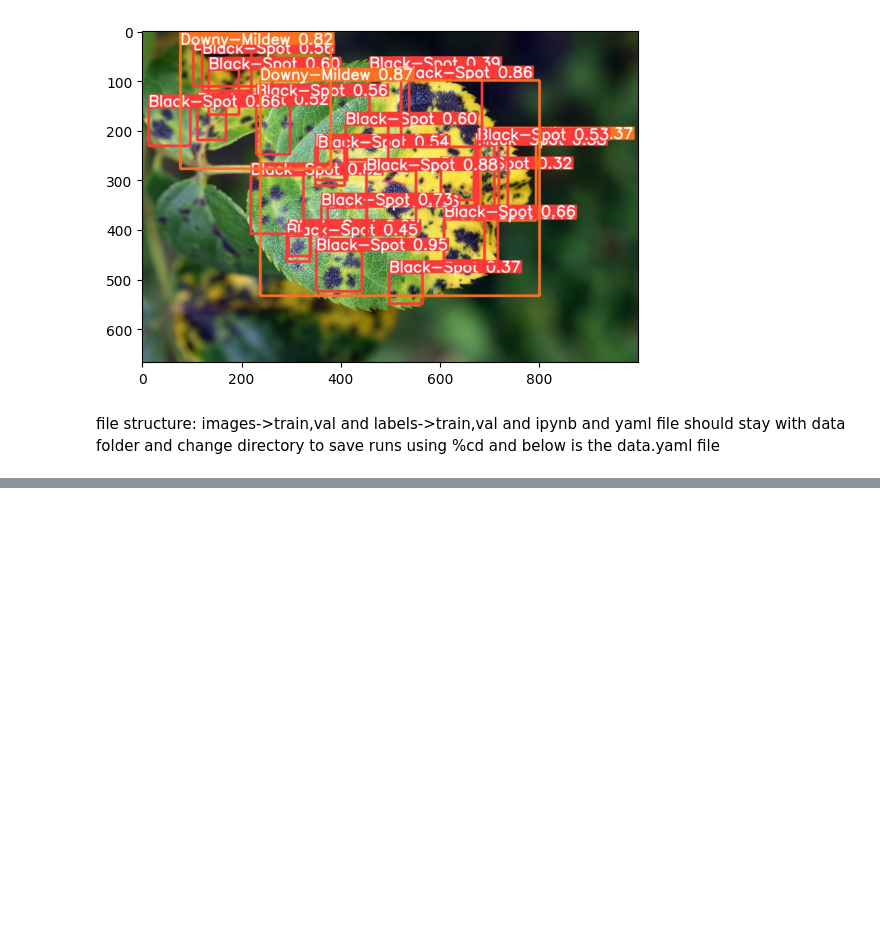
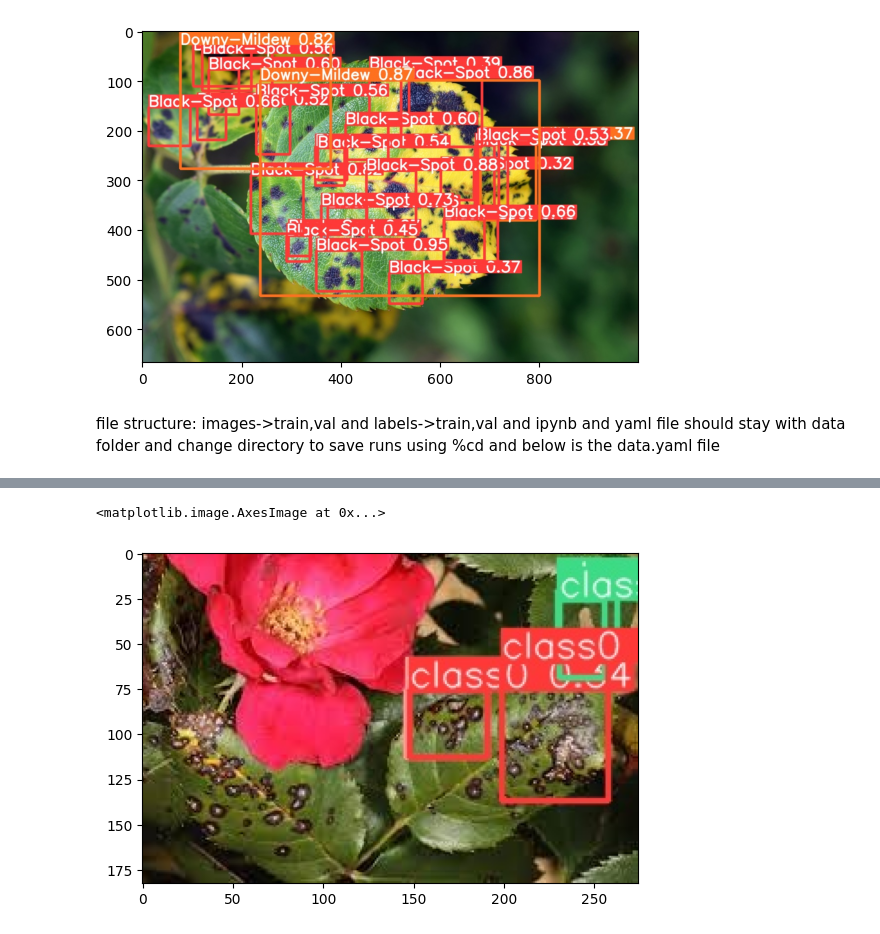
Before and after one commit to mzidan132/YoloV8-Object-Detection-Classification-combined-on-Rose-disease-capstone-project-flask-app, a Jupyter notebook: yolov8.ipynb, the cells around one changed output, grey strips where cells are left out. Cells and saved outputs as stored; diff of their text form; code cells hidden in the pictures; blank space fills up the shorter version.

```diff
--- a/yolov8.ipynb
+++ b/yolov8.ipynb
@@ -143,0 +211,9 @@ names:
+# %%
+import os
+import matplotlib.pyplot as plt
+os.chdir('/content/gdrive/MyDrive/yolov8c/runs/detect/predict3')
+img = plt.imread('Untitled.jpg')
+plt.imshow(img)
+# %% [output]
+<matplotlib.image.AxesImage at 0x...>
+[figure, added]
```
Also changed, not shown: parts of 4 cells of this notebook.
